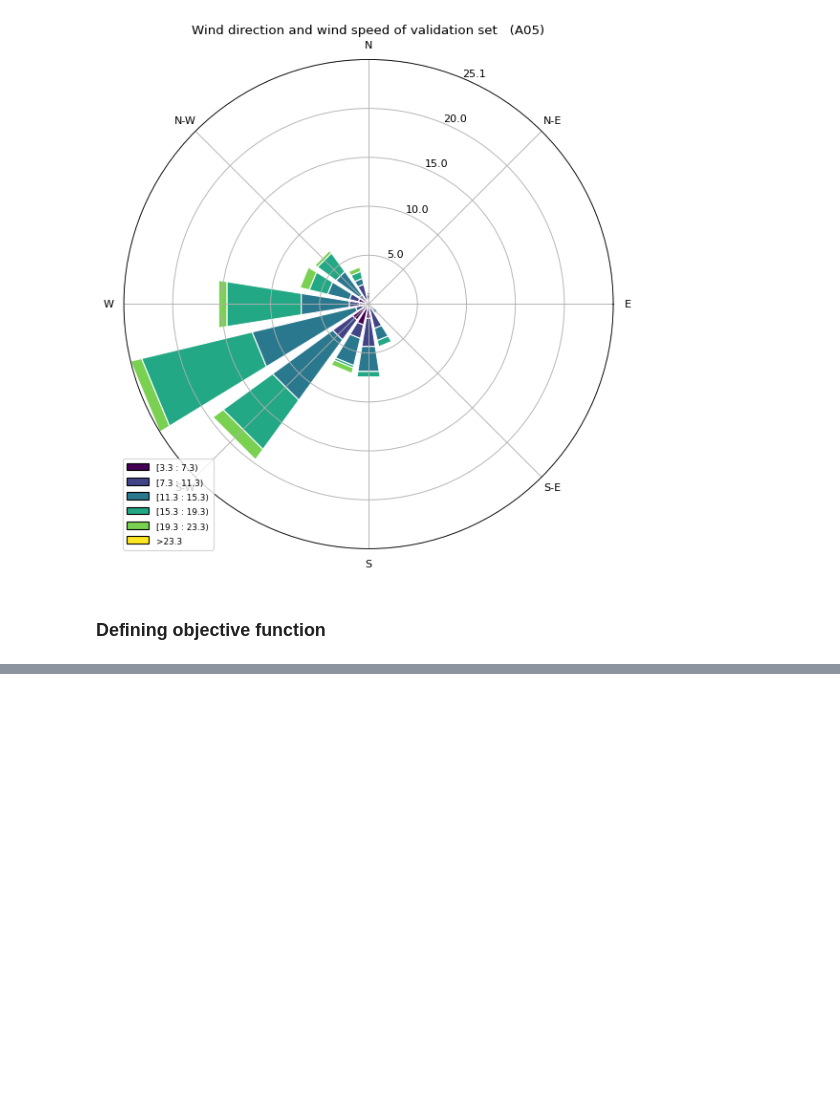
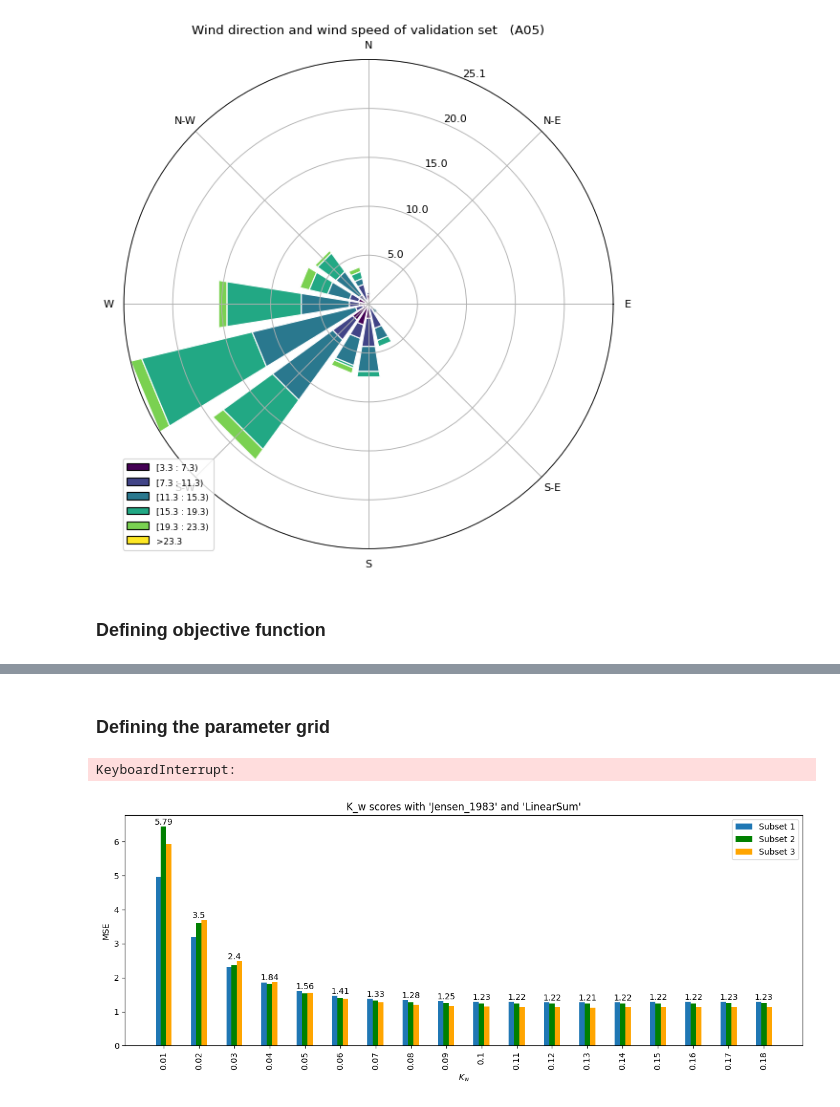
Before and after one commit to sondretb/Master-thesis---Wake-Scada-integration, a Jupyter notebook: wake_deficit_optimization.ipynb, the cells around one changed output, grey strips where cells are left out. Cells and saved outputs as stored; diff of their text form; code cells hidden in the pictures; blank space fills up the shorter version.

```diff
--- a/wake_deficit_optimization.ipynb
+++ b/wake_deficit_optimization.ipynb
@@ -99,0 +113,8 @@ print(test_mse)
+# %% [markdown]
+### Defining the parameter grid
+# %%
+param_grid = {
+    'deficitModel': [Jensen_1983, Bastankhah_PorteAgel_2014],
+    'superpositionModel': [LinearSum, SquaredSum],
+    'k': np.linspace(start=0.01, stop= 0.18, num=18)
+}
@@ -99,0 +131,40 @@ print(test_mse)
+# %%
+score_dict1 = gridCV(param_grid=param_grid, X=x_val_1, y=y_val_1)
+score_dict2 = gridCV(param_grid=param_grid, X=x_val_2, y=y_val_2)
+score_dict3 = gridCV(param_grid=param_grid, X=x_val_3, y=y_val_3)
+# %% [output]
+KeyboardInterrupt:
+# %%
+import seaborn as sns
+#axes = plt.subplots(2, 3)
+def plot_scores(deficit_model, superposition_model):
+    values1, values2, values3 = [], [], []
+    bar_width = 0.15
+
+    for k in param_grid['k']:
+        values1.append(score_dict1[(deficit_model, superposition_model, k)])
+        values2.append(score_dict2[(deficit_model, superposition_model, k)])
+        values3.append(score_dict3[(deficit_model, superposition_model, k)])
+    index = np.arange(len(values1))
+    bars1 = plt.bar(x=index, height=values1, width=bar_width, label='Subset 1')
+    bars2 = plt.bar(x=index+bar_width, height=values2, width=bar_width, color='green', label='Subset 2')
+    bars3 = plt.bar(x=index+bar_width*2, height=values3, width=bar_width, color='orange', label='Subset 3')
+
+    plt.xlabel('$K_w$')
+    plt.xticks(index + bar_width, param_grid['k'].round(3), rotation=90)
+    plt.ylabel('MSE')  # Add y-axis label for clarity
+    plt.title(f"K_w scores with '{deficit_model}' and '{superposition_model}'")  # Add a title for clarity
+    for bar1, bar2, bar3 in zip(bars1, bars2, bars3):
+        yvalue = (bar1.get_height() + bar2.get_height() + bar3.get_height())/3
+        height = max([bar1.get_height() , bar2.get_height() , bar3.get_height()])
+        plt.text(bar2.get_x() + bar2.get_width()/2.0, height, f'{round(yvalue, 2)}', ha='center', va='bottom')
+    plt.legend()
+    plt.tight_layout()
+
+#sns.heatmap(ax=axes[0, 0])
+# %%
+plt.rcParams["figure.figsize"] = (12, 5)
+plot_scores('Jensen_1983', 'LinearSum')
+plt.show()
+# %% [output]
+[figure, added]
```
Also changed, not shown: parts of 19 cells of this notebook, 1 other file.
